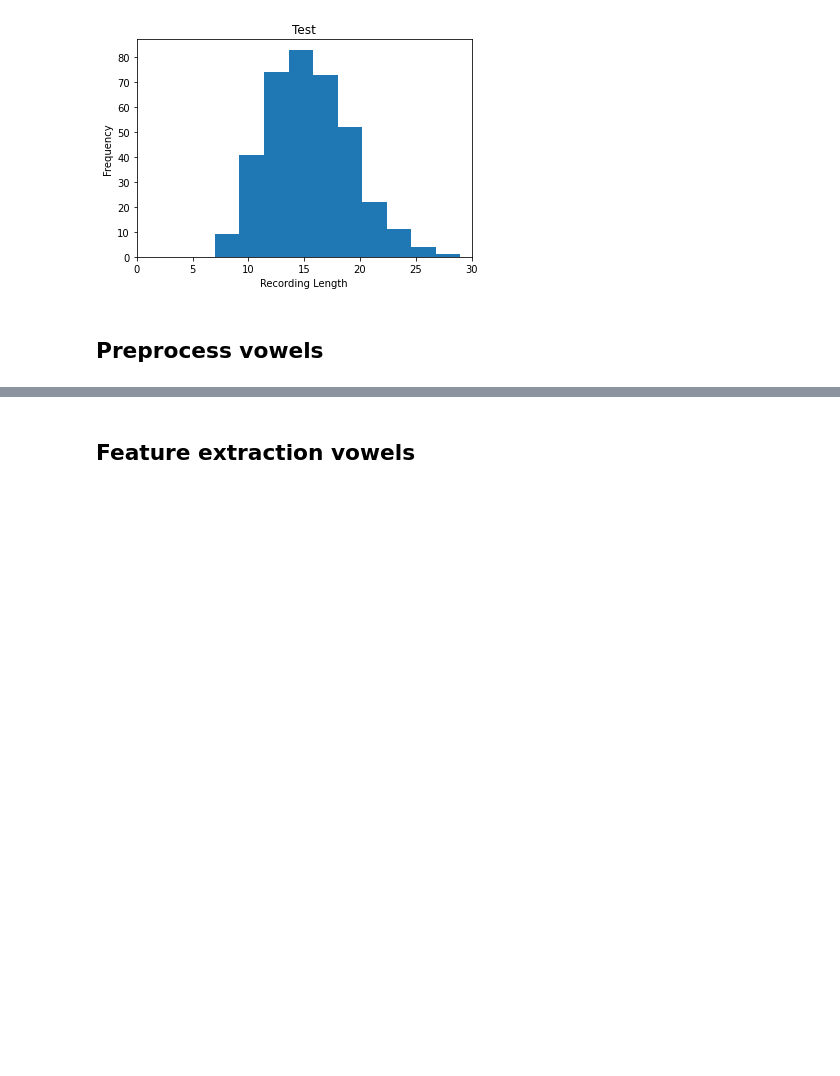
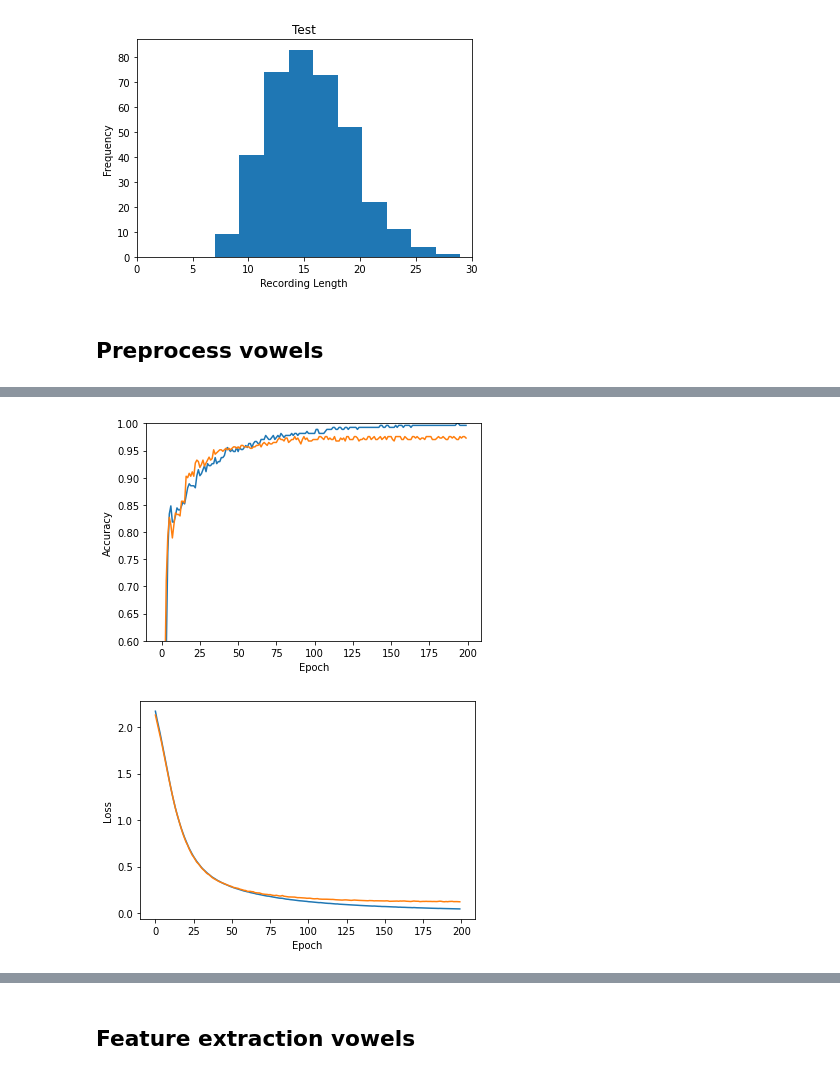
Before and after one commit to NikolaiHerrmann/audio-classifier, a Jupyter notebook: classifier.ipynb, the cells around one changed output, grey strips where cells are left out. Drawn from its saved outputs; the diff is of its cells as text; code cells hidden in the pictures; blank space fills up the shorter version.

```diff
--- a/classifier.ipynb
+++ b/classifier.ipynb
@@ -185,7 +194,9 @@ def uniform_scaling(X, new_len=REC_LEN):
 X_train_vowels_uni = uniform_scaling(X_train_vowels)
 X_test_vowels_uni = uniform_scaling(X_test_vowels)
 # %%
-X_train = np.array(X_train_vowels_uni)
-y_train = np.array(y_train_vowels)
-X_test = np.array(X_test_vowels_uni)
-y_test = np.array(y_test_vowels)
+X_train_vowels_cnn = np.array(X_train_vowels_uni)
+y_train_vowels_cnn = np.array(y_train_vowels)
+X_test_vowels_cnn = np.array(X_test_vowels_uni)
+y_test_vowels_cnn = np.array(y_test_vowels)
+
+input_shape_vowels = (REC_LEN_VOWELS, 12)
@@ -253,0 +239,19 @@ Test loss: 0.021794205531477928 / Test accuracy: 0.9918919205665588
+# %%
+def plot_cnn_training(history):
+    plt.plot(history.history['sparse_categorical_accuracy'])
+    plt.plot(history.history['val_sparse_categorical_accuracy'])
+    plt.xlabel("Epoch")
+    plt.ylabel("Accuracy")
+    plt.ylim(0.6, 1.0)
+    plt.show()
+
+    plt.plot(history.history['loss'])
+    plt.plot(history.history['val_loss'])
+    plt.xlabel("Epoch")
+    plt.ylabel("Loss")
+    plt.show()
+
+plot_cnn_training(history)
+# %% [output]
+[figure, added]
+[figure, added]
```
Also changed, not shown: parts of 11 cells of this notebook.
